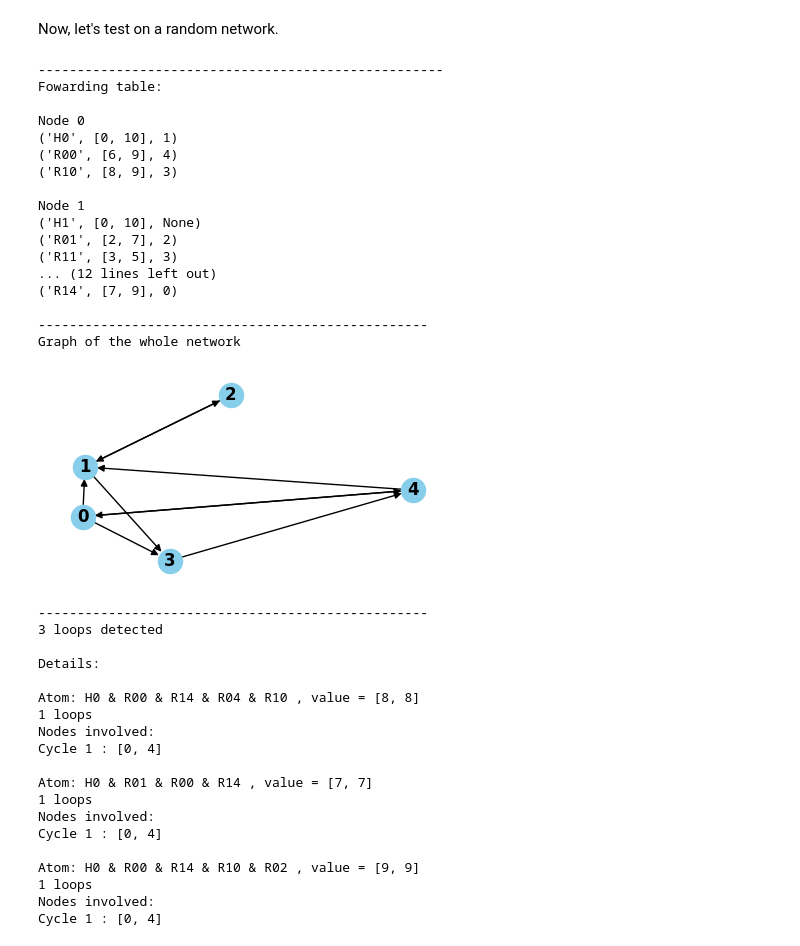
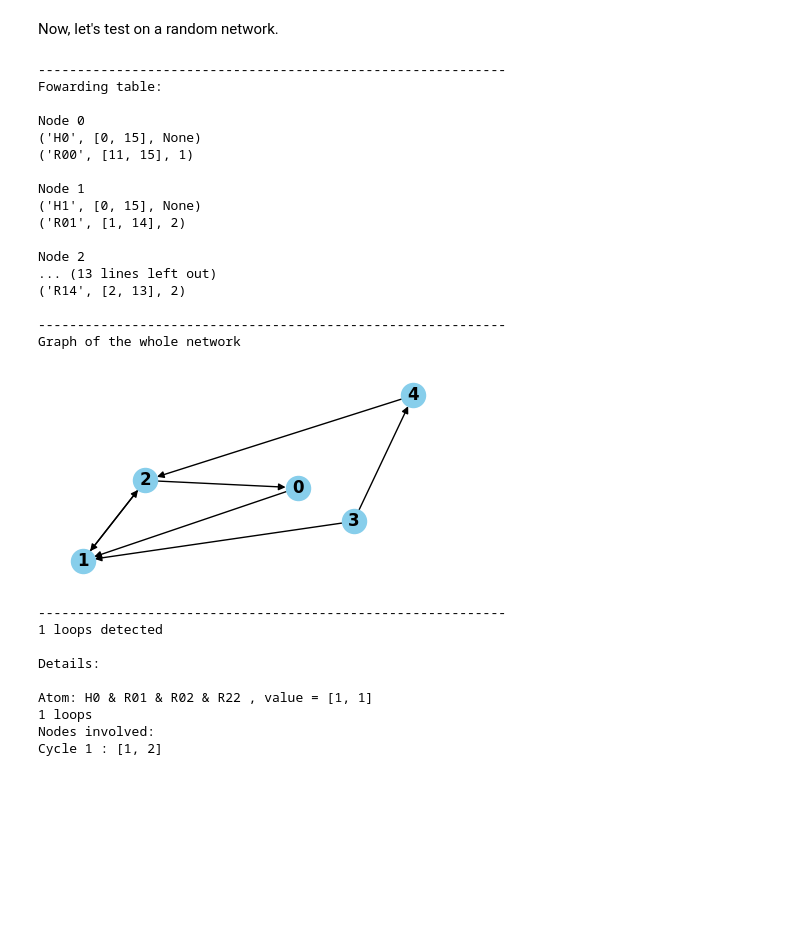
Before and after one commit to abaiesu/loop-detection, a Jupyter notebook: docs/tutorials/loop_tutorial.ipynb, the cells around one changed output. Cells and saved outputs as stored; diff of their text form; code cells hidden in the pictures; blank space fills up the shorter version.

```diff
--- a/docs/tutorials/loop_tutorial.ipynb
+++ b/docs/tutorials/loop_tutorial.ipynb
@@ -115,67 +115,57 @@ Nodes involved: {1, 3}
 # %% [markdown]
 Now, let's test on a random network.
 # %%
-gen_fw_tables = generate_fw_tables(5, max_range = 10)
-print('----------------------------------------------------')
+gen_fw_tables = generate_fw_tables(5, max_range = 15)
+print('-'*60)
 print('Fowarding table:')
 print()
 for key, value in gen_fw_tables.items():
     print('Node', key)
     for rule in value:
         print(rule)
     print()
-print('--------------------------------------------------')
+print('-'*60)
 print("Graph of the whole network")
 print_from_fw_tables(gen_fw_tables)
 result = loop_detection(gen_fw_tables)
-print('--------------------------------------------------')
+print('-'*60)
 nb_loops = sum(len(res[1]) for res in result)
 print(nb_loops, 'loops detected')
 print()
 print('Details:')
 print()
 for res in result:
     print('Atom:',  res[0].get_name(), ', value =', res[0])
     print(len(res[1]), 'loops')
     print('Nodes involved:')
     for i, cycle in enumerate(res[1]):
         print('Cycle', i + 1 , ':', cycle)
     print()
 # %% [output]
-----------------------------------------------------
+------------------------------------------------------------
 Fowarding table:
 
 Node 0
-('H0', [0, 10], 1)
-('R00', [6, 9], 4)
-('R10', [8, 9], 3)
+('H0', [0, 15], None)
+('R00', [11, 15], 1)
 
 Node 1
-('H1', [0, 10], None)
-('R01', [2, 7], 2)
-('R11', [3, 5], 3)
-... (12 lines left out)
-('R14', [7, 9], 0)
+('H1', [0, 15], None)
+('R01', [1, 14], 2)
 
---------------------------------------------------
+Node 2
+... (13 lines left out)
+('R14', [2, 13], 2)
+
+------------------------------------------------------------
 Graph of the whole network
-[figure, old version]
+[figure, new version]
---------------------------------------------------
-3 loops detected
+------------------------------------------------------------
+1 loops detected
 
 Details:
 
-Atom: H0 & R00 & R14 & R04 & R10 , value = [8, 8]
+Atom: H0 & R01 & R02 & R22 , value = [1, 1]
 1 loops
 Nodes involved:
-Cycle 1 : [0, 4]
-
-Atom: H0 & R01 & R00 & R14 , value = [7, 7]
-1 loops
-Nodes involved:
-Cycle 1 : [0, 4]
-
-Atom: H0 & R00 & R14 & R10 & R02 , value = [9, 9]
-1 loops
-Nodes involved:
-Cycle 1 : [0, 4]
+Cycle 1 : [1, 2]
```
Also changed, not shown: parts of 2 cells of this notebook, 5 other files.
